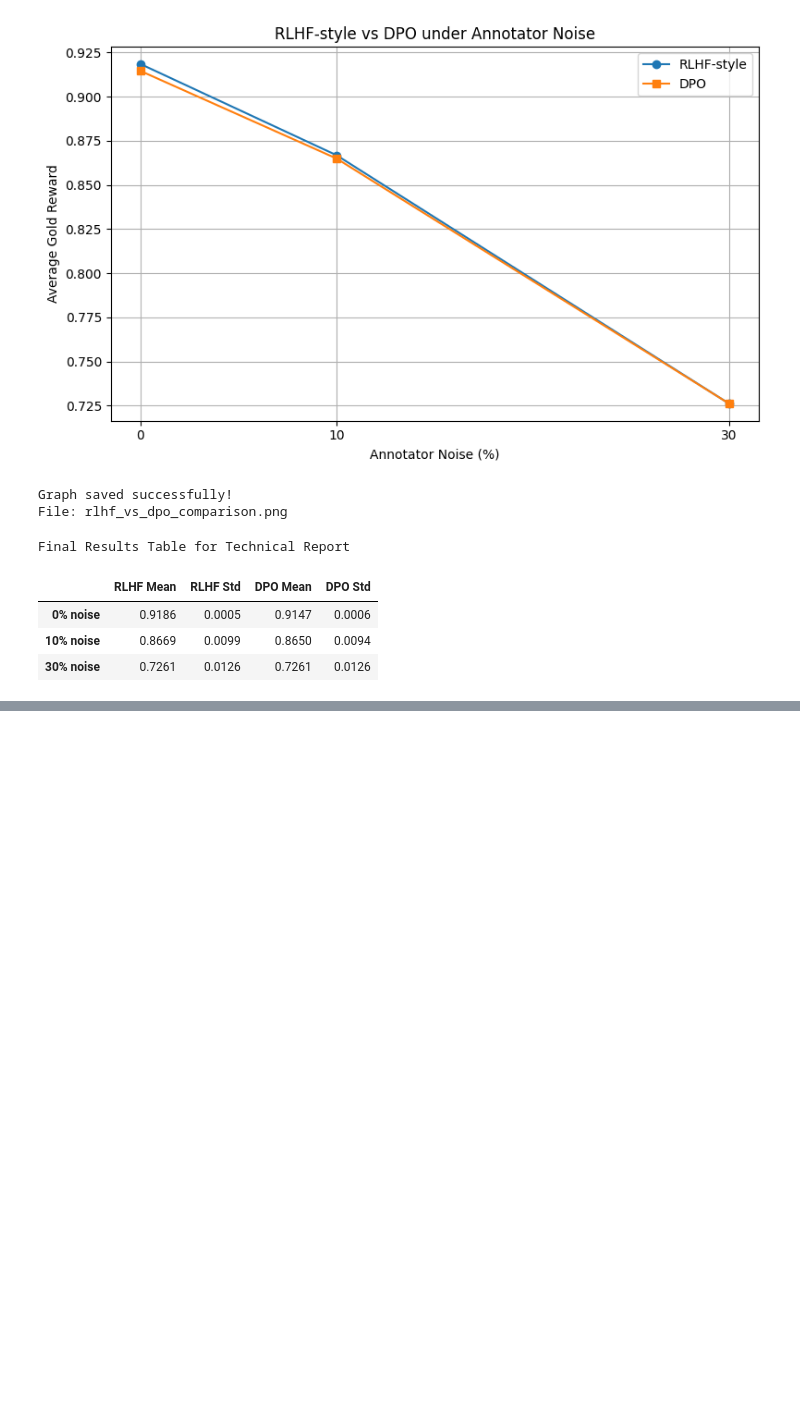
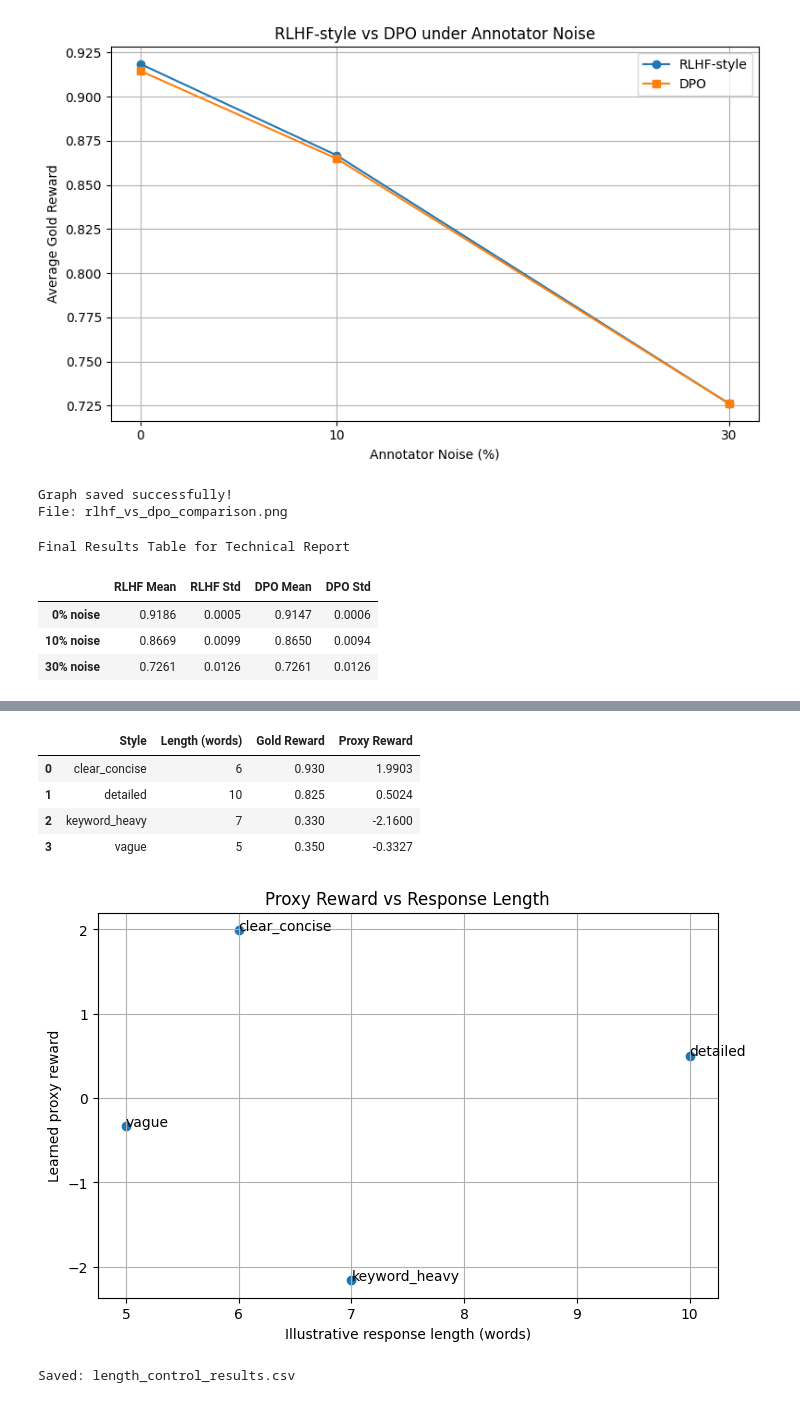
Before and after one commit to poornimaayodhi-cmd/project, a Jupyter notebook: project_.ipynb, the cells around one changed output, grey strips where cells are left out. Saved outputs shown, nothing was run; the diff lists cells and outputs as text; code cells hidden in the pictures; blank space fills up the shorter version.

```diff
--- a/project_.ipynb
+++ b/project_.ipynb
@@ -1585,0 +2302,66 @@ Final Results Table for Technical Report
+# %%
+import numpy as np
+import pandas as pd
+import matplotlib.pyplot as plt
+
+# Response styles and their illustrative average lengths (in words)
+styles = ["clear_concise", "detailed", "keyword_heavy", "vague"]
+
+response_lengths = {
+    "clear_concise": 6,
+    "detailed": 10,
+    "keyword_heavy": 7,
+    "vague": 5
+}
+
+gold_rewards = {
+    "clear_concise": 0.930,
+    "detailed": 0.825,
+    "keyword_heavy": 0.330,
+    "vague": 0.350
+}
+
+# Use the learned rewards from your existing reward model
+if isinstance(learned_rewards, dict):
+    proxy_rewards = learned_rewards
+else:
+    proxy_rewards = dict(zip(styles, np.asarray(learned_rewards).flatten()))
+
+length_results = pd.DataFrame({
+    "Style": styles,
+    "Length (words)": [response_lengths[s] for s in styles],
+    "Gold Reward": [gold_rewards[s] for s in styles],
+    "Proxy Reward": [proxy_rewards[s] for s in styles]
+})
+
+display(length_results.round(4))
+
+# Visualize response length against the learned proxy reward
+plt.figure(figsize=(8, 5))
+plt.scatter(
+    length_results["Length (words)"],
+    length_results["Proxy Reward"]
+)
+
+for _, row in length_results.iterrows():
+    plt.annotate(
+        row["Style"],
+        (row["Length (words)"], row["Proxy Reward"])
+    )
+
+plt.xlabel("Illustrative response length (words)")
+plt.ylabel("Learned proxy reward")
+plt.title("Proxy Reward vs Response Length")
+plt.grid(True)
+plt.show()
+
+length_results.to_csv("length_control_results.csv", index=False)
+print("Saved: length_control_results.csv")
+# %% [output]
+|  | Style | Length (words) | Gold Reward | Proxy Reward |
+| 0 | clear_concise | 6 | 0.930 | 1.9903 |
+| 1 | detailed | 10 | 0.825 | 0.5024 |
+| 2 | keyword_heavy | 7 | 0.330 | -2.1600 |
+| 3 | vague | 5 | 0.350 | -0.3327 |
+[figure, added]
+Saved: length_control_results.csv
```
Also changed, not shown: parts of 29 cells of this notebook.
